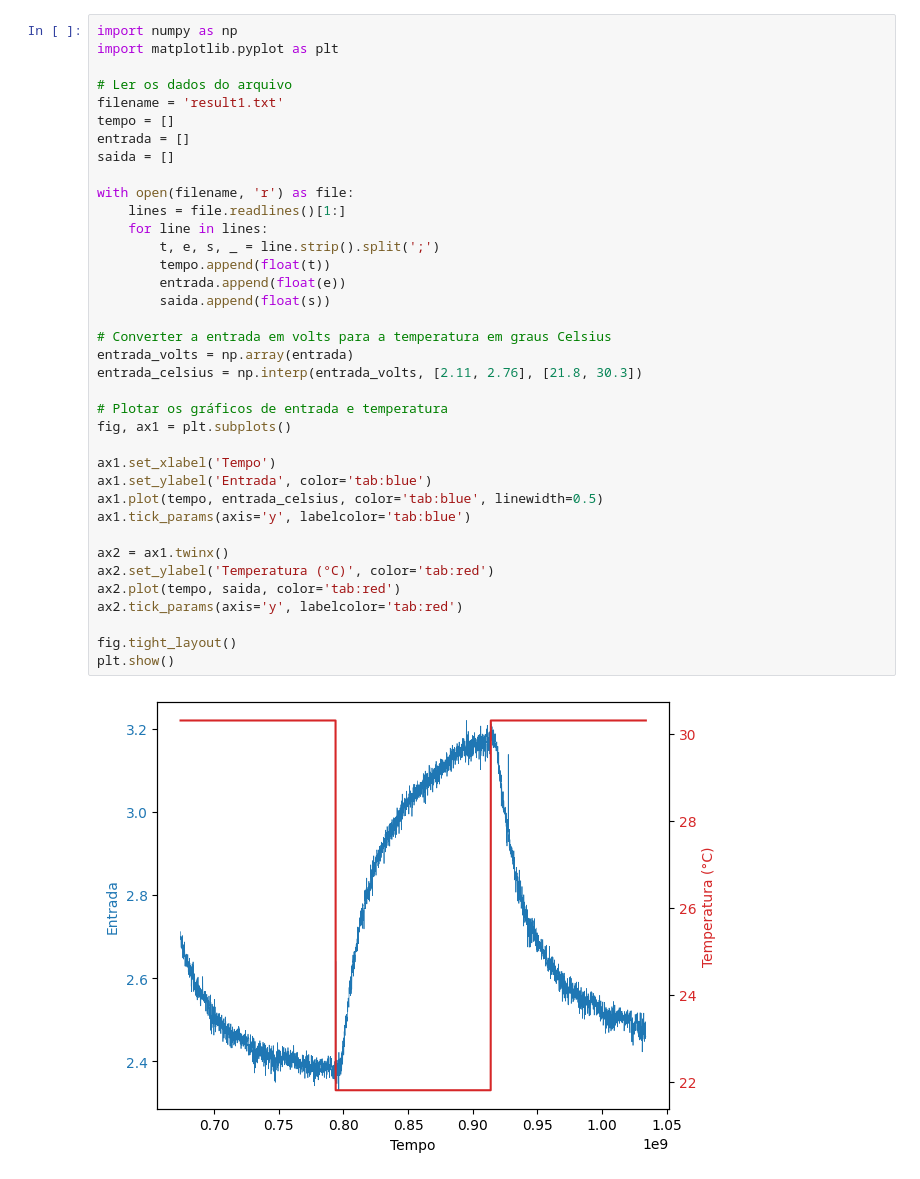
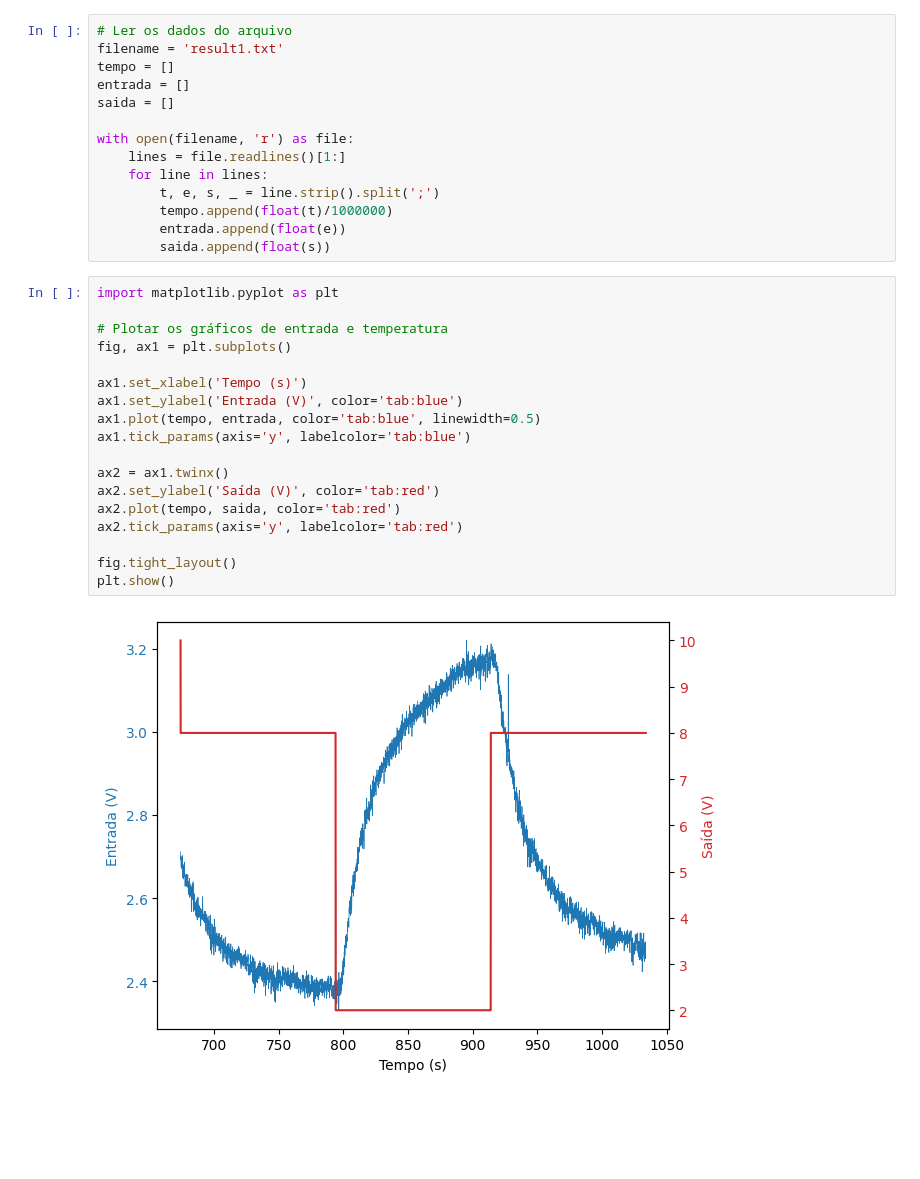
Before and after one commit to pedroivovasconcelos/laboratorio_de_controle_ii_chuveiro, a Jupyter notebook: control_calculator/Untitled3.ipynb, the cells around one changed output. Drawn from its saved outputs; the diff is of its cells as text; blank space fills up the shorter version.

```diff
--- a/control_calculator/Untitled3.ipynb
+++ b/control_calculator/Untitled3.ipynb
@@ -5,39 +20,34 @@ pip install control
+# %%
+# Ler os dados do arquivo
+filename = 'result1.txt'
+tempo = []
+entrada = []
+saida = []
+
+with open(filename, 'r') as file:
+    lines = file.readlines()[1:]
+    for line in lines:
+        t, e, s, _ = line.strip().split(';')
+        tempo.append(float(t)/1000000)
+        entrada.append(float(e))
+        saida.append(float(s))
 # %%
-import numpy as np
 import matplotlib.pyplot as plt
-
-# Ler os dados do arquivo
-filename = 'result1.txt'
-tempo = []
-entrada = []
-saida = []
-
-with open(filename, 'r') as file:
-    lines = file.readlines()[1:]
-    for line in lines:
-        t, e, s, _ = line.strip().split(';')
-        tempo.append(float(t))
-        entrada.append(float(e))
-        saida.append(float(s))
-
-# Converter a entrada em volts para a temperatura em graus Celsius
-entrada_volts = np.array(entrada)
-entrada_celsius = np.interp(entrada_volts, [2.11, 2.76], [21.8, 30.3])
 
 # Plotar os gráficos de entrada e temperatura
 fig, ax1 = plt.subplots()
 
-ax1.set_xlabel('Tempo')
-ax1.set_ylabel('Entrada', color='tab:blue')
-ax1.plot(tempo, entrada_celsius, color='tab:blue', linewidth=0.5)
+ax1.set_xlabel('Tempo (s)')
+ax1.set_ylabel('Entrada (V)', color='tab:blue')
+ax1.plot(tempo, entrada, color='tab:blue', linewidth=0.5)
 ax1.tick_params(axis='y', labelcolor='tab:blue')
 
 ax2 = ax1.twinx()
-ax2.set_ylabel('Temperatura (°C)', color='tab:red')
+ax2.set_ylabel('Saída (V)', color='tab:red')
 ax2.plot(tempo, saida, color='tab:red')
 ax2.tick_params(axis='y', labelcolor='tab:red')
 
 fig.tight_layout()
 plt.show()
 # %% [output]
-[figure, old version]
+[figure, new version]
```
Also changed, not shown: parts of 11 cells of this notebook, 1 other file.
